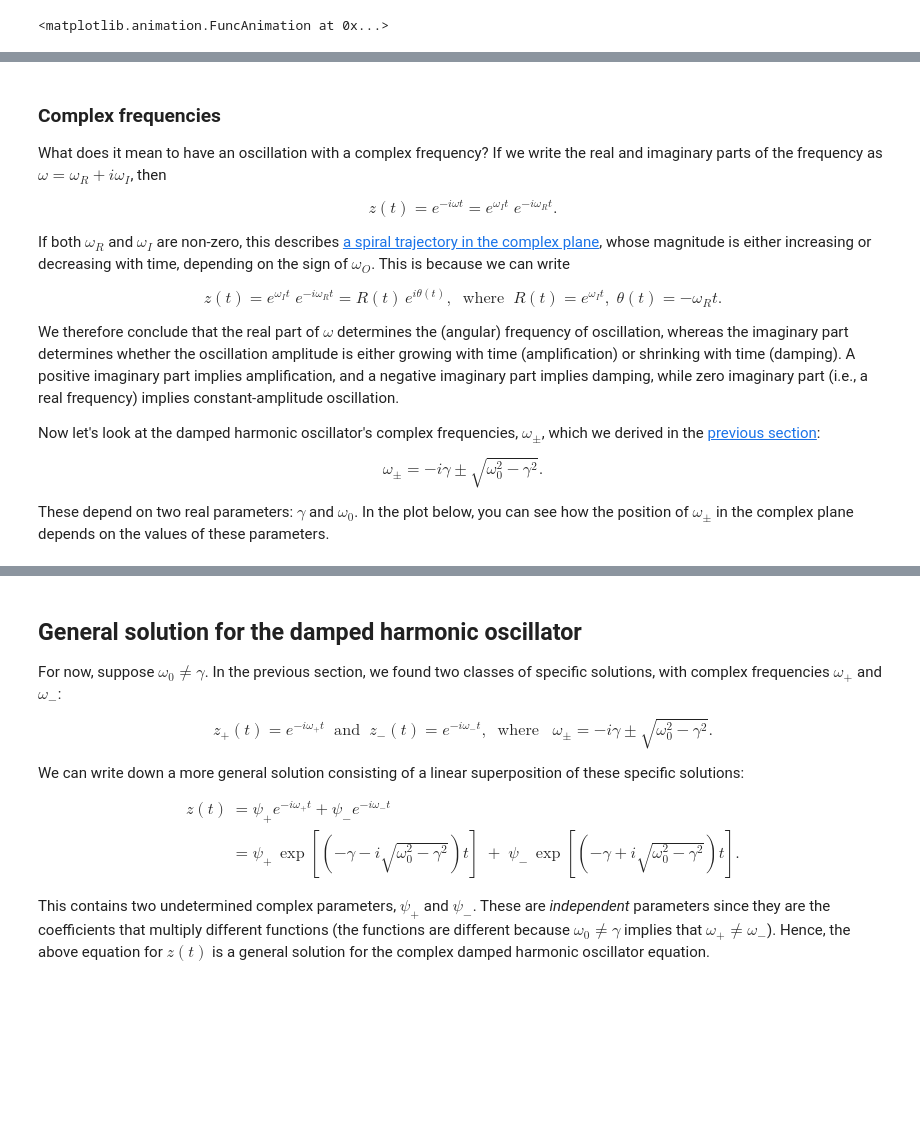
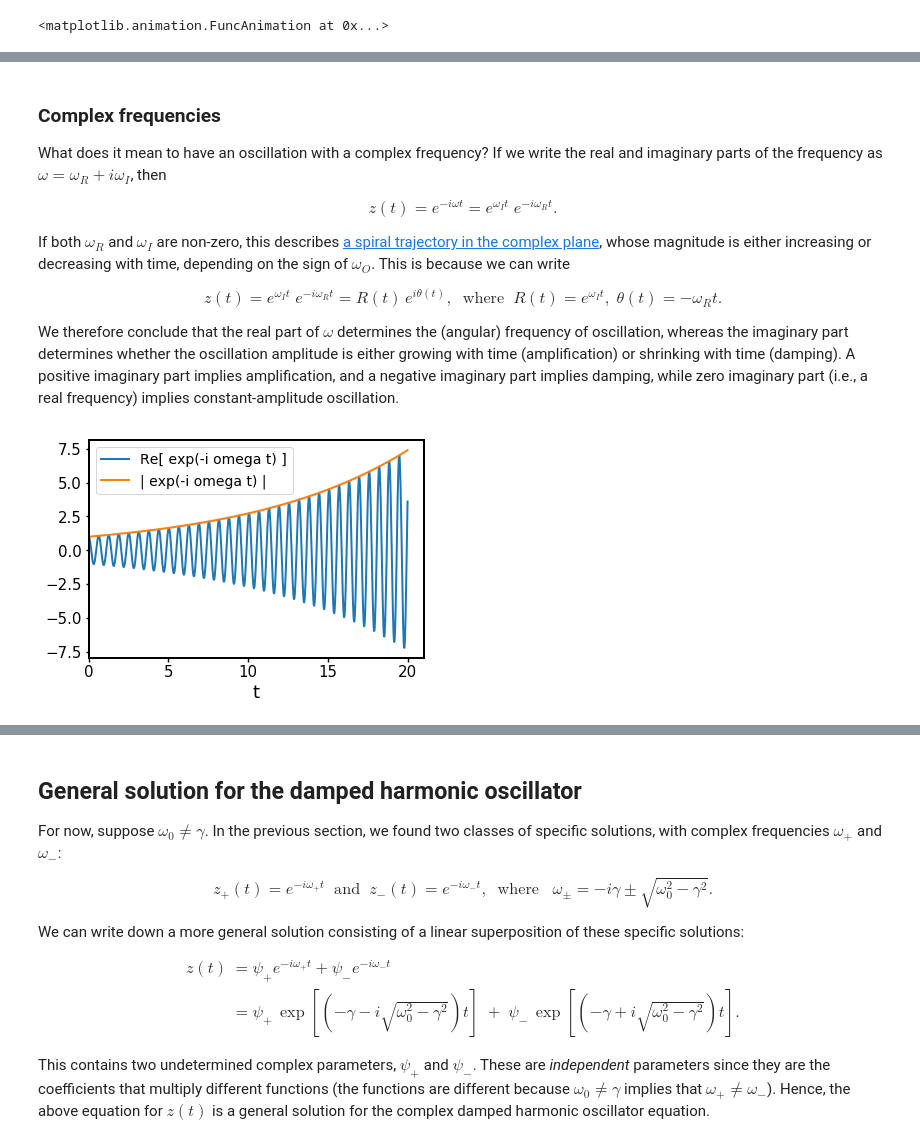
Before and after one commit to seewhydee/ntuphys_nb, a Jupyter notebook: MH2801/04_complex_oscillations.ipynb, the cells around one changed output, grey strips where cells are left out. Saved outputs shown, nothing was run; the diff lists cells and outputs as text; code cells hidden in the pictures; blank space fills up the shorter version.

```diff
--- a/MH2801/04_complex_oscillations.ipynb
+++ b/MH2801/04_complex_oscillations.ipynb
@@ -134,9 +150,19 @@ If both $\omega_R$ and $\omega_I$ are non-zero, this describes [a spiral traject
 $$z(t) = e^{\omega_I t} \; e^{-i\omega_R t} = R(t)\, e^{i\theta(t)}, \;\;\mathrm{where}\;\;R(t) = e^{\omega_I t}, \; \theta(t) = -\omega_R t.$$
 
 We therefore conclude that the real part of $\omega$ determines the (angular) frequency of oscillation, whereas the imaginary part determines whether the oscillation amplitude is either growing with time (amplification) or shrinking with time (damping).  A positive imaginary part implies amplification, and a negative imaginary part implies damping, while zero imaginary part (i.e., a real frequency) implies constant-amplitude oscillation.
-
-Now let's look at the damped harmonic oscillator's complex frequencies, $\omega_\pm$, which we derived in the [previous section](#ansatz):
-
-$$\omega_\pm = -i\gamma \pm \sqrt{\omega_0^2 - \gamma^2}.$$
-
-These depend on two real parameters: $\gamma$ and $\omega_0$. In the plot below, you can see how the position of $\omega_\pm$ in the complex plane depends on the values of these parameters.
+# %%
+## In this example, we plot |z| and Re(z) for z = exp(-i omega t), with omega complex:
+%matplotlib inline
+from scipy import linspace, exp
+
+omega = 10.0+0.1j     # If Im(omega) is positive, |z| will grow exponentially.
+t = linspace(0, 20, 1000)
+z = exp(-1j*omega*t)
+
+plt.plot(t, z.real, label='Re[ exp(-i omega t) ]')
+plt.plot(t, abs(z), label='| exp(-i omega t) |')
+plt.xlabel('t'); plt.xlim(0)
+plt.legend()
+plt.show()
+# %% [output]
+[figure, added]
```
Also changed, not shown: parts of 11 cells of this notebook, 14 other files.
